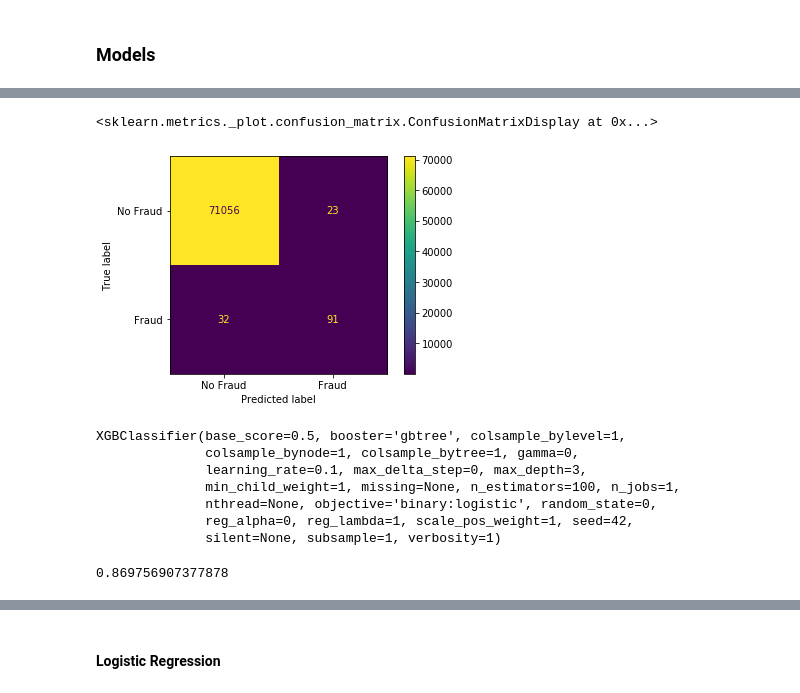
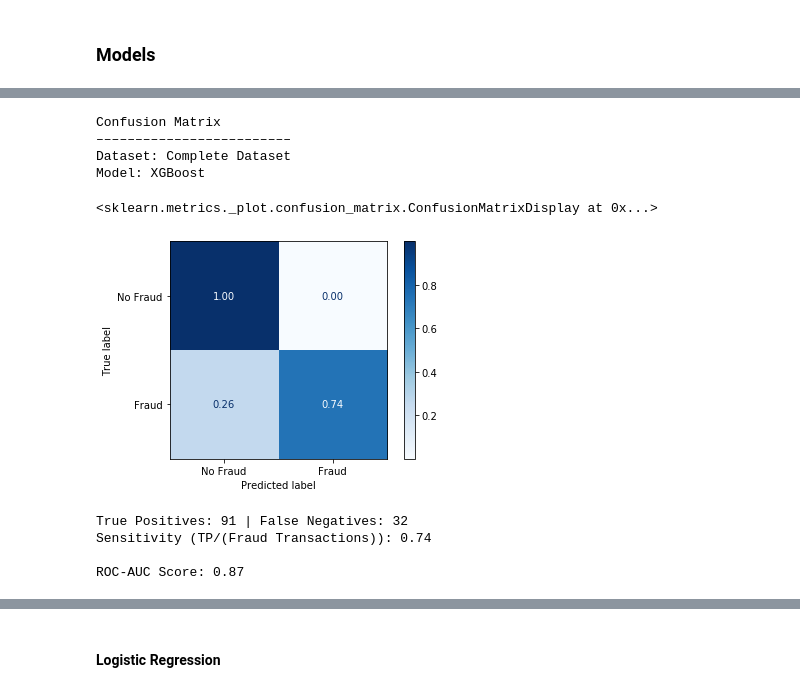
Before and after one commit to mitrotasios/FL-test-case, a Jupyter notebook: test_cc_fraud.ipynb, the cells around one changed output, grey strips where cells are left out. Drawn from its saved outputs; the diff is of its cells as text; code cells hidden in the pictures.

```diff
--- a/test_cc_fraud.ipynb
+++ b/test_cc_fraud.ipynb
@@ -212,9 +358,10 @@ sum(y_test)/len(X_test)
 clf_xgb = xgb.XGBClassifier(objective='binary:logistic', missing=None, seed=42)
 # %%
+# Fit XGBoost
 clf_xgb.fit(
     X_train,
     y_train,
-    verbose=True,
+    verbose=False,
     early_stopping_rounds=10,
     eval_metric='auc',
     eval_set=[(X_test, y_test)]
@@ -247,25 +377,41 @@ XGBClassifier(base_score=0.5, booster='gbtree', colsample_bylevel=1,
-# %%
-plot_confusion_matrix(
-    clf_xgb,
-    X_test,
-    y_test,
-    values_format='d',
-    display_labels=["No Fraud", "Fraud"]
-)
-# %% [output]
-<sklearn.metrics._plot.confusion_matrix.ConfusionMatrixDisplay at 0x...>
-[figure, removed]
-# %%
-clf_xgb
-# %% [output]
-XGBClassifier(base_score=0.5, booster='gbtree', colsample_bylevel=1,
-              colsample_bynode=1, colsample_bytree=1, gamma=0,
-              learning_rate=0.1, max_delta_step=0, max_depth=3,
-              min_child_weight=1, missing=None, n_estimators=100, n_jobs=1,
-              nthread=None, objective='binary:logistic', random_state=0,
-              reg_alpha=0, reg_lambda=1, scale_pos_weight=1, seed=42,
-              silent=None, subsample=1, verbosity=1)
-# %%
-roc_auc_score(y_test, y_pred_xgb)
-# %% [output]
-0.869756907377878
+# %%
+# Plot normalized confusion matrix
+print("Confusion Matrix")
+print("–––––––––––––––––––––––––")
+print("Dataset: Complete Dataset")
+print("Model: XGBoost")
+plot_confusion_matrix(
+    clf_xgb,
+    X_test,
+    y_test,
+    normalize='true',
+    cmap=plt.cm.Blues,
+    values_format='.2f',
+    display_labels=["No Fraud", "Fraud"]
+)
+# %% [output]
+Confusion Matrix
+–––––––––––––––––––––––––
+Dataset: Complete Dataset
+Model: XGBoost
+<sklearn.metrics._plot.confusion_matrix.ConfusionMatrixDisplay at 0x...>
+[figure, added]
+# %%
+# Evaluation Metrics
+y_pred_xgb = clf_xgb.predict(X_test)
+
+# True Positives and False Negatives
+TP, FP, TN, FN = perf_measure(np.array(y_test), y_pred_xgb)
+print(f"True Positives: {TP} | False Negatives: {FN}")
+
+sensitivity = sensitivity_score(TP, FN)
+print("Sensitivity (TP/(Fraud Transactions)): %.2f"%(sensitivity))
+
+# ROC-AUC Score
+roc_auc = roc_auc_score(y_test, y_pred_xgb)
+print('\nROC-AUC Score: %.2f' %(roc_auc))
+# %% [output]
+True Positives: 91 | False Negatives: 32
+Sensitivity (TP/(Fraud Transactions)): 0.74
+
+ROC-AUC Score: 0.87
```
Also changed, not shown: parts of 152 cells of this notebook.
